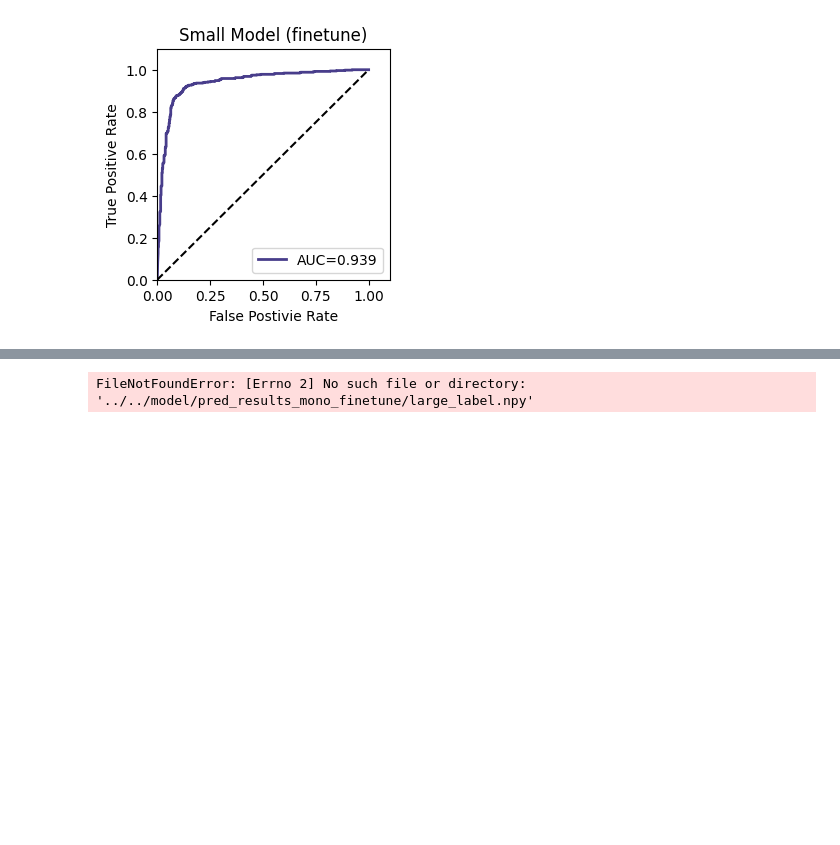
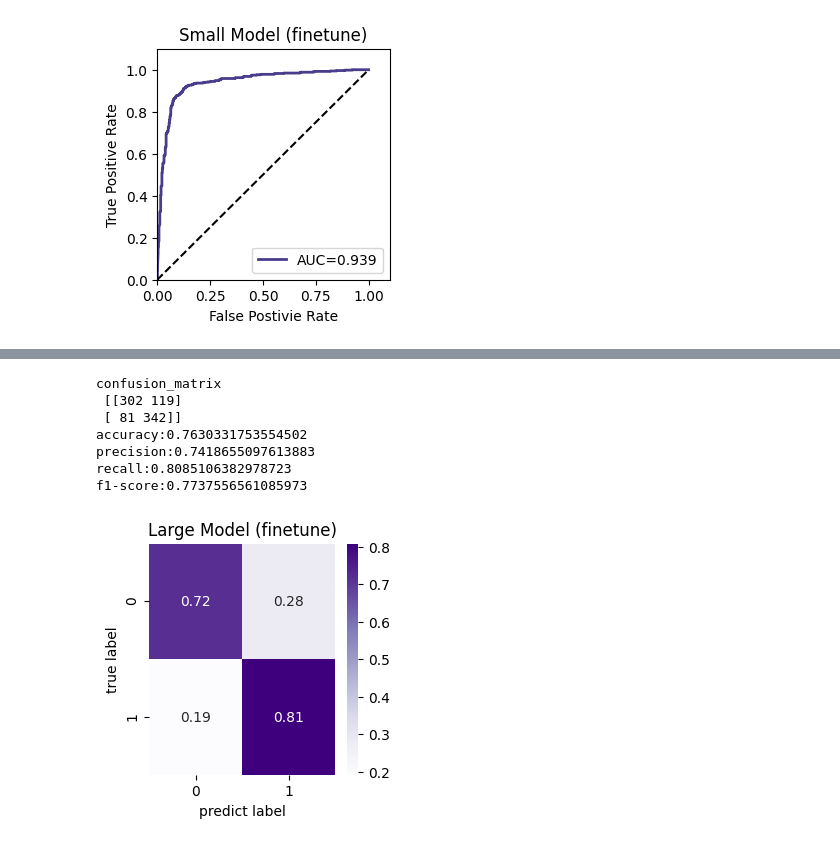
Before and after one commit to Liuzhe30/Methven, a Jupyter notebook: experiment/04-other-single-cell-meqtl/evaluate.ipynb, the cells around one changed output, grey strips where cells are left out. Cells and saved outputs as stored; diff of their text form; code cells hidden in the pictures; blank space fills up the shorter version.

Commit message:
update mono-finetune results

```diff
--- a/experiment/04-other-single-cell-meqtl/evaluate.ipynb
+++ b/experiment/04-other-single-cell-meqtl/evaluate.ipynb
@@ -186,35 +198,42 @@ y_pred = np.load('../../model/pred_results_mono_finetune/large_predict.npy')
 
 y_score = y_pred.argmax(axis=1)
 test_label = y_true.argmax(axis=1)
 y_score_pro = y_pred # (212, 2)
 y_one_hot = y_true
 y_score_one_hot = to_categorical(y_score)
 
 obj1 = confusion_matrix(test_label, y_score)
 print('confusion_matrix\n', obj1)
 print('accuracy:{}'.format(accuracy_score(test_label, y_score)))
 print('precision:{}'.format(precision_score(test_label, y_score)))
 print('recall:{}'.format(recall_score(test_label, y_score)))
 print('f1-score:{}'.format(f1_score(test_label, y_score)))
 
 # update confusion matrix
 sum_all1 = obj1[0][0] + obj1[0][1]
 sum_all2 = obj1[1][0] + obj1[1][1]
 new_obj = np.array(
     [
         [float(obj1[0][0])/sum_all1, float(obj1[0][1])/sum_all1],
         [float(obj1[1][0])/sum_all2, float(obj1[1][1])/sum_all2]
     ]
 )
 ax = plt.subplots(figsize=(3,3))
 plt.title('Large Model (finetune)')
-sns.heatmap(new_obj, fmt='.2f', cmap='PuBuGn', annot=True)
+sns.heatmap(new_obj, fmt='.2f', cmap='Purples', annot=True)
 plt.ylabel("true label")
 plt.xlabel("predict label")
 plt.savefig('images/ft-cm-large.png',dpi=300, bbox_inches = 'tight')
 plt.show()
 # %% [output]
-FileNotFoundError: [Errno 2] No such file or directory: '../../model/pred_results_mono_finetune/large_label.npy'
+confusion_matrix
+ [[302 119]
+ [ 81 342]]
+accuracy:0.7630331753554502
+precision:0.7418655097613883
+recall:0.8085106382978723
+f1-score:0.7737556561085973
+[figure, added]
 # %%
 from sklearn.metrics import roc_curve, auc
 fpr_xgb, tpr_xgb, thresholds = roc_curve(y_one_hot.ravel(),y_score_pro.ravel())
```
Also changed, not shown: parts of 3 cells of this notebook, 4 other files.
